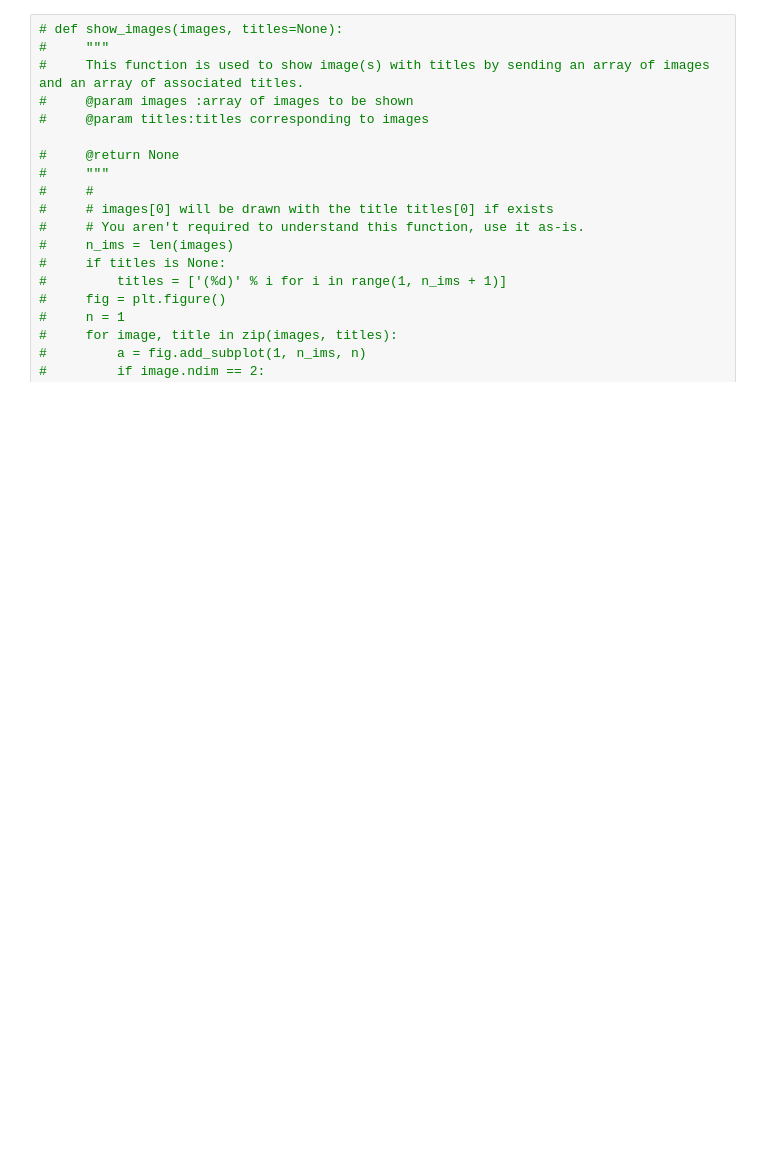
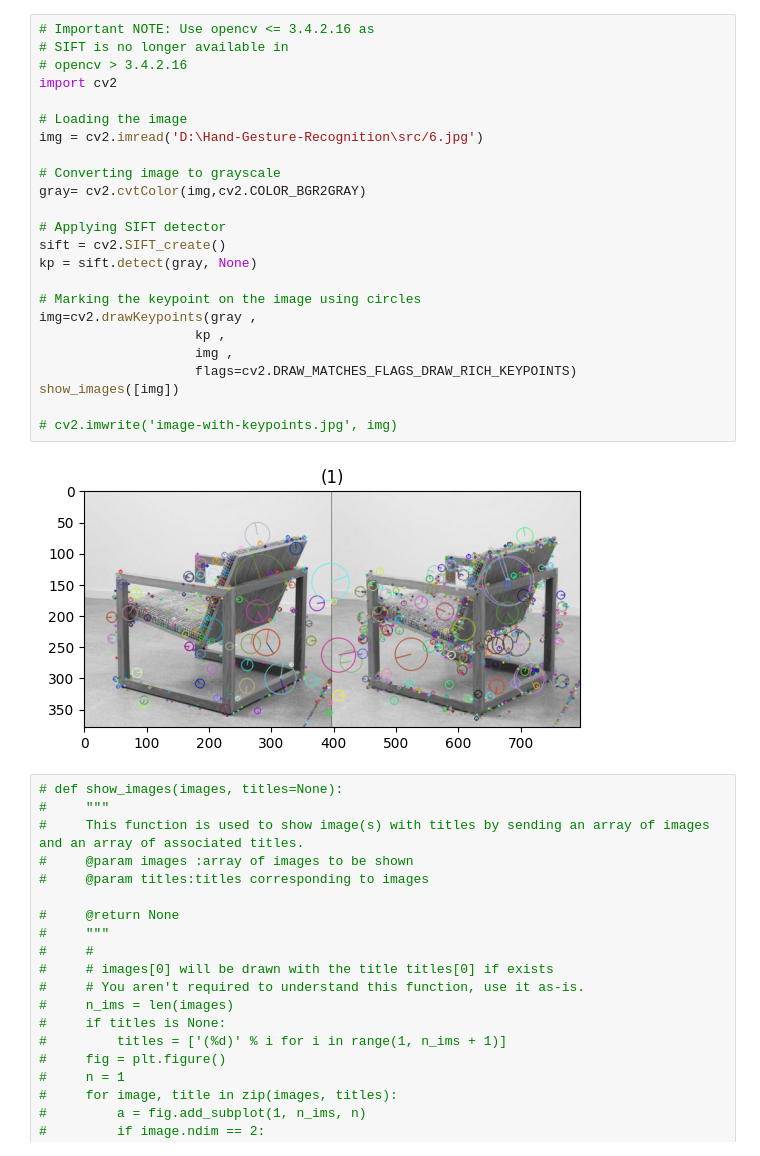
Before and after one commit to BasmaElhoseny01/Hand-Gesture-Recognition, a Jupyter notebook: src/feature_extraction.ipynb, the cells around one changed output. Drawn from its saved outputs; the diff is of its cells as text; blank space fills up the shorter version.

```diff
--- a/src/feature_extraction.ipynb
+++ b/src/feature_extraction.ipynb
@@ -14,3 +56,29 @@ error: OpenCV(4.7.0) D:\a\opencv-python\opencv-python\opencv\modules\features2d\
+# %%
+# Important NOTE: Use opencv <= 3.4.2.16 as
+# SIFT is no longer available in
+# opencv > 3.4.2.16
+import cv2
+
+# Loading the image
+img = cv2.imread('D:\Hand-Gesture-Recognition\src/6.jpg')
+
+# Converting image to grayscale
+gray= cv2.cvtColor(img,cv2.COLOR_BGR2GRAY)
+
+# Applying SIFT detector
+sift = cv2.SIFT_create()
+kp = sift.detect(gray, None)
+
+# Marking the keypoint on the image using circles
+img=cv2.drawKeypoints(gray ,
+					kp ,
+					img ,
+					flags=cv2.DRAW_MATCHES_FLAGS_DRAW_RICH_KEYPOINTS)
+show_images([img])
+
+# cv2.imwrite('image-with-keypoints.jpg', img)
+# %% [output]
+[figure, added]
 # %%
 # def show_images(images, titles=None):
 #     """
```
Also changed, not shown: parts of 3 cells of this notebook, 2 other files.
